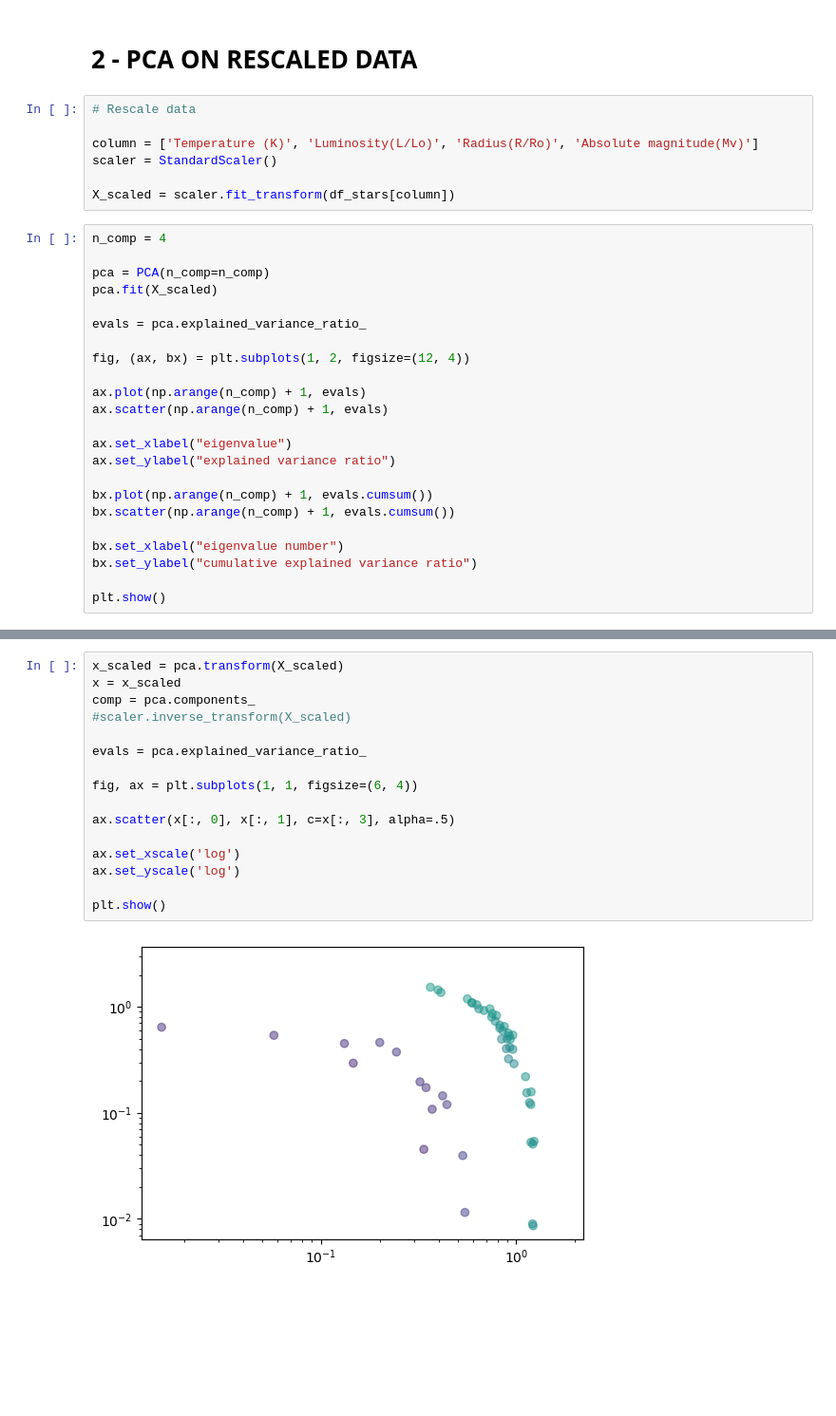
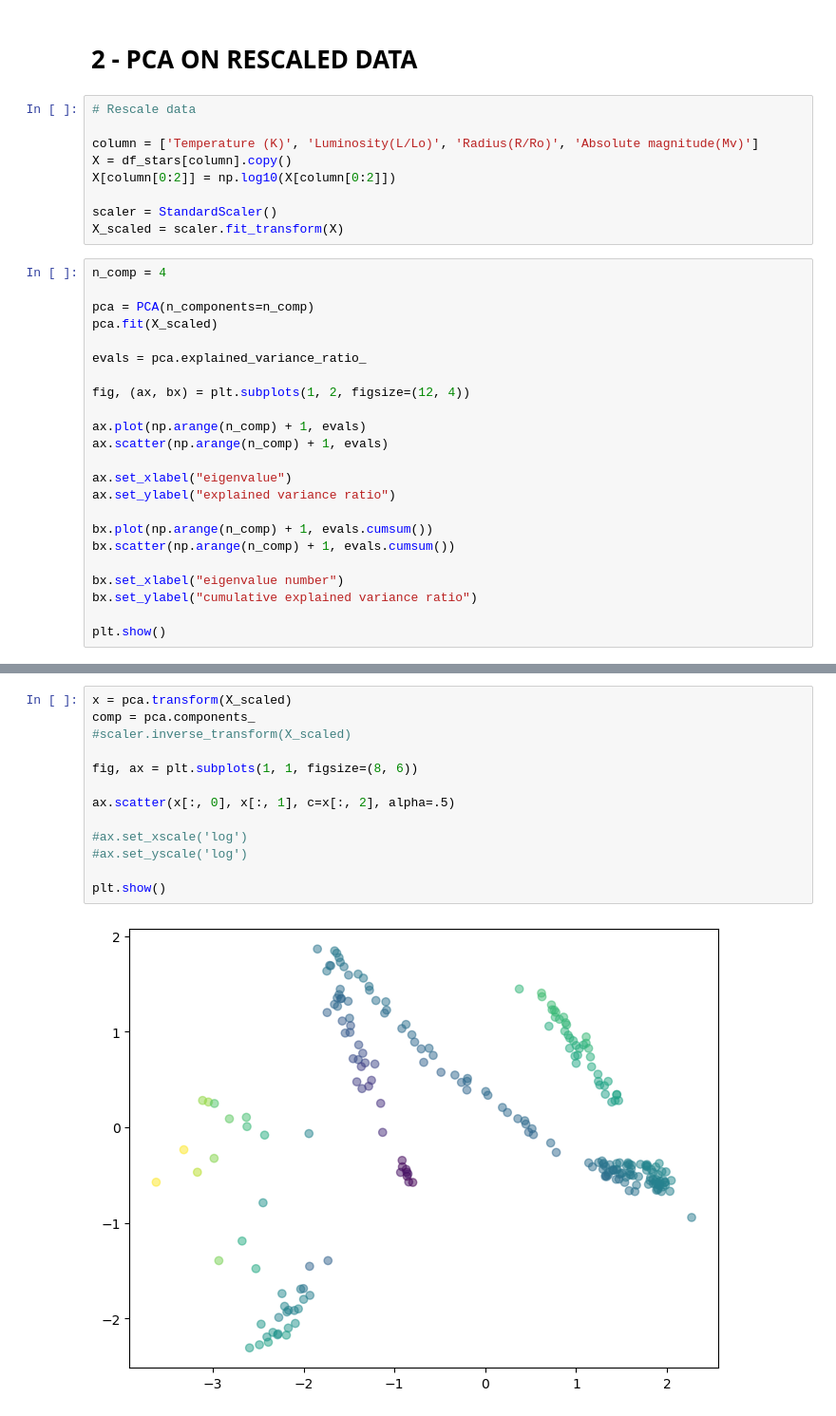
Before and after one commit to RoccoGiugni/ASML-24-25, a Jupyter notebook: L15/L15.ipynb, the cells around one changed output, grey strips where cells are left out. Shown at 95% size. Drawn from its saved outputs; the diff is of its cells as text; blank space fills up the shorter version.

```diff
--- a/L15/L15.ipynb
+++ b/L15/L15.ipynb
@@ -98,13 +144,15 @@ plt.show()
 # Rescale data
 
 column = ['Temperature (K)', 'Luminosity(L/Lo)', 'Radius(R/Ro)', 'Absolute magnitude(Mv)']
+X = df_stars[column].copy()
+X[column[0:2]] = np.log10(X[column[0:2]])
+
 scaler = StandardScaler()
-
-X_scaled = scaler.fit_transform(df_stars[column])
+X_scaled = scaler.fit_transform(X)
 # %%
 n_comp = 4
 
-pca = PCA(n_comp=n_comp)
+pca = PCA(n_components=n_comp)
 pca.fit(X_scaled)
 
 evals = pca.explained_variance_ratio_
@@ -129,18 +177,15 @@ plt.show()
 # %%
-x_scaled = pca.transform(X_scaled)
-x = x_scaled
+x = pca.transform(X_scaled)
 comp = pca.components_
 #scaler.inverse_transform(X_scaled)
 
-evals = pca.explained_variance_ratio_
+fig, ax = plt.subplots(1, 1, figsize=(8, 6))
 
-fig, ax = plt.subplots(1, 1, figsize=(6, 4))
+ax.scatter(x[:, 0], x[:, 1], c=x[:, 2], alpha=.5)
 
-ax.scatter(x[:, 0], x[:, 1], c=x[:, 3], alpha=.5)
-
-ax.set_xscale('log')
-ax.set_yscale('log')
+#ax.set_xscale('log')
+#ax.set_yscale('log')
 
 plt.show()
 # %% [output]
-[figure, old version]
+[figure, new version]
```
Also changed, not shown: parts of 13 cells of this notebook, 1 other file.
